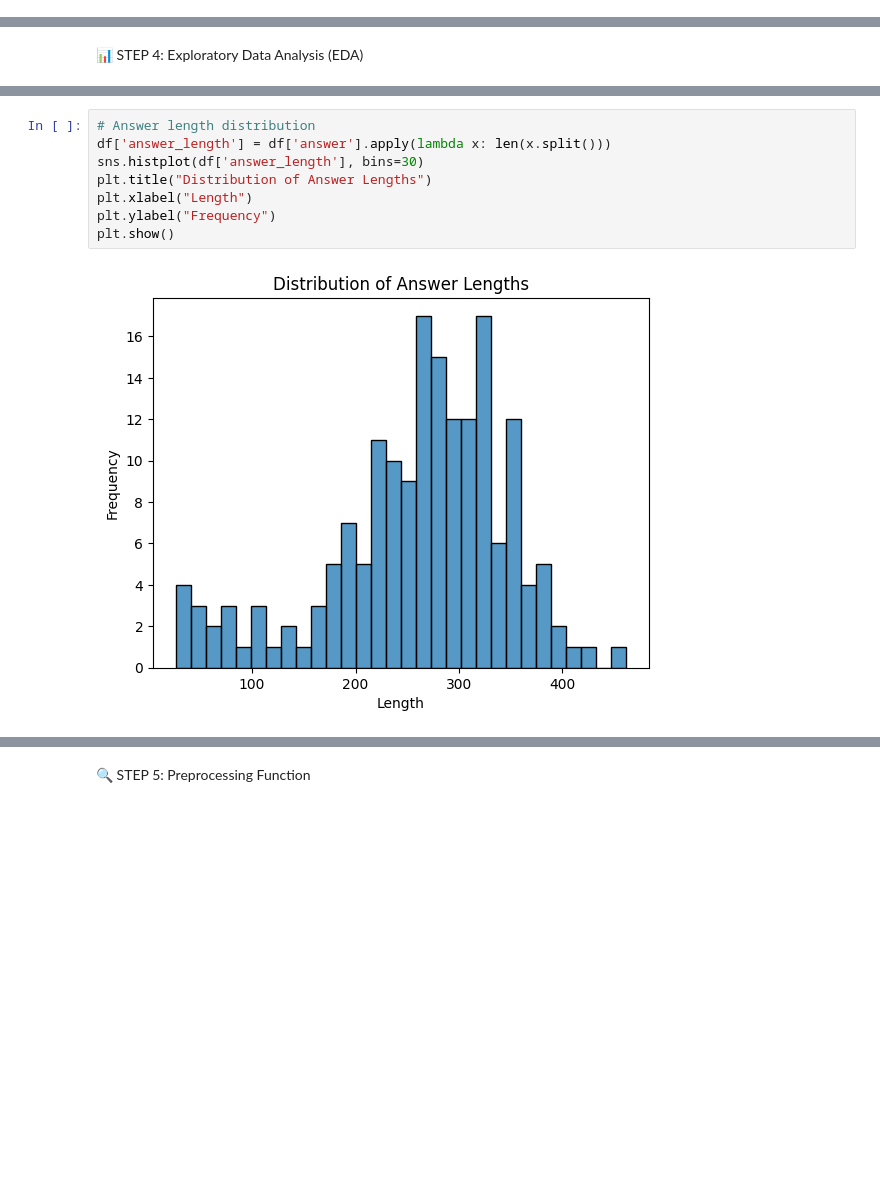
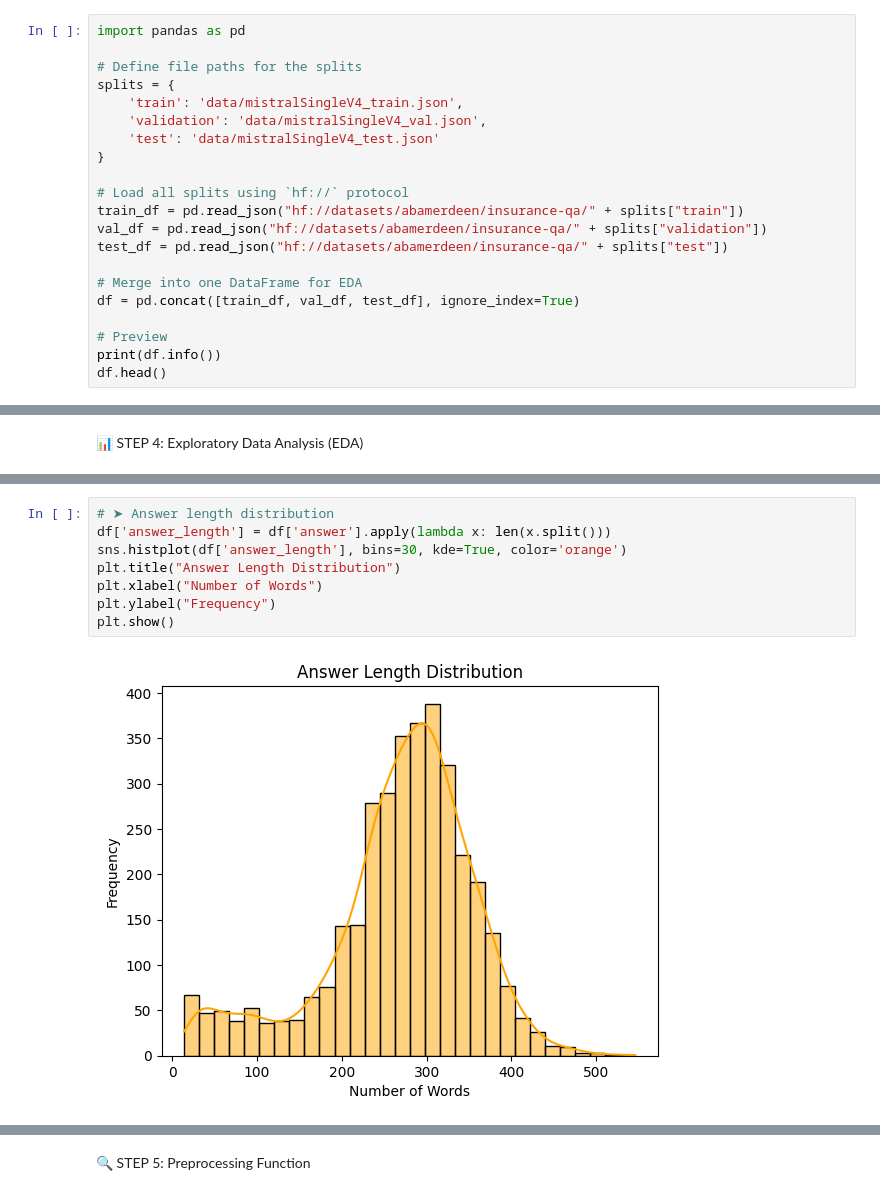
Before and after one commit to Jules-gatete/ML-Techniques-I---CHATBOT, a Jupyter notebook: chatbot.ipynb, the cells around one changed output, grey strips where cells are left out. Cells and saved outputs as stored; diff of their text form; blank space fills up the shorter version.

```diff
--- a/chatbot.ipynb
+++ b/chatbot.ipynb
@@ -104,0 +70,21 @@ None
+# %%
+import pandas as pd
+
+# Define file paths for the splits
+splits = {
+    'train': 'data/mistralSingleV4_train.json',
+    'validation': 'data/mistralSingleV4_val.json',
+    'test': 'data/mistralSingleV4_test.json'
+}
+
+# Load all splits using `hf://` protocol
+train_df = pd.read_json("hf://datasets/abamerdeen/insurance-qa/" + splits["train"])
+val_df = pd.read_json("hf://datasets/abamerdeen/insurance-qa/" + splits["validation"])
+test_df = pd.read_json("hf://datasets/abamerdeen/insurance-qa/" + splits["test"])
+
+# Merge into one DataFrame for EDA
+df = pd.concat([train_df, val_df, test_df], ignore_index=True)
+
+# Preview
+print(df.info())
+df.head()
@@ -121,10 +125,10 @@ plt.show()
 # %%
-# Answer length distribution
+# ➤ Answer length distribution
 df['answer_length'] = df['answer'].apply(lambda x: len(x.split()))
-sns.histplot(df['answer_length'], bins=30)
-plt.title("Distribution of Answer Lengths")
-plt.xlabel("Length")
+sns.histplot(df['answer_length'], bins=30, kde=True, color='orange')
+plt.title("Answer Length Distribution")
+plt.xlabel("Number of Words")
 plt.ylabel("Frequency")
 plt.show()
 # %% [output]
-[figure, old version]
+[figure, new version]
```
Also changed, not shown: parts of 37 cells of this notebook.
